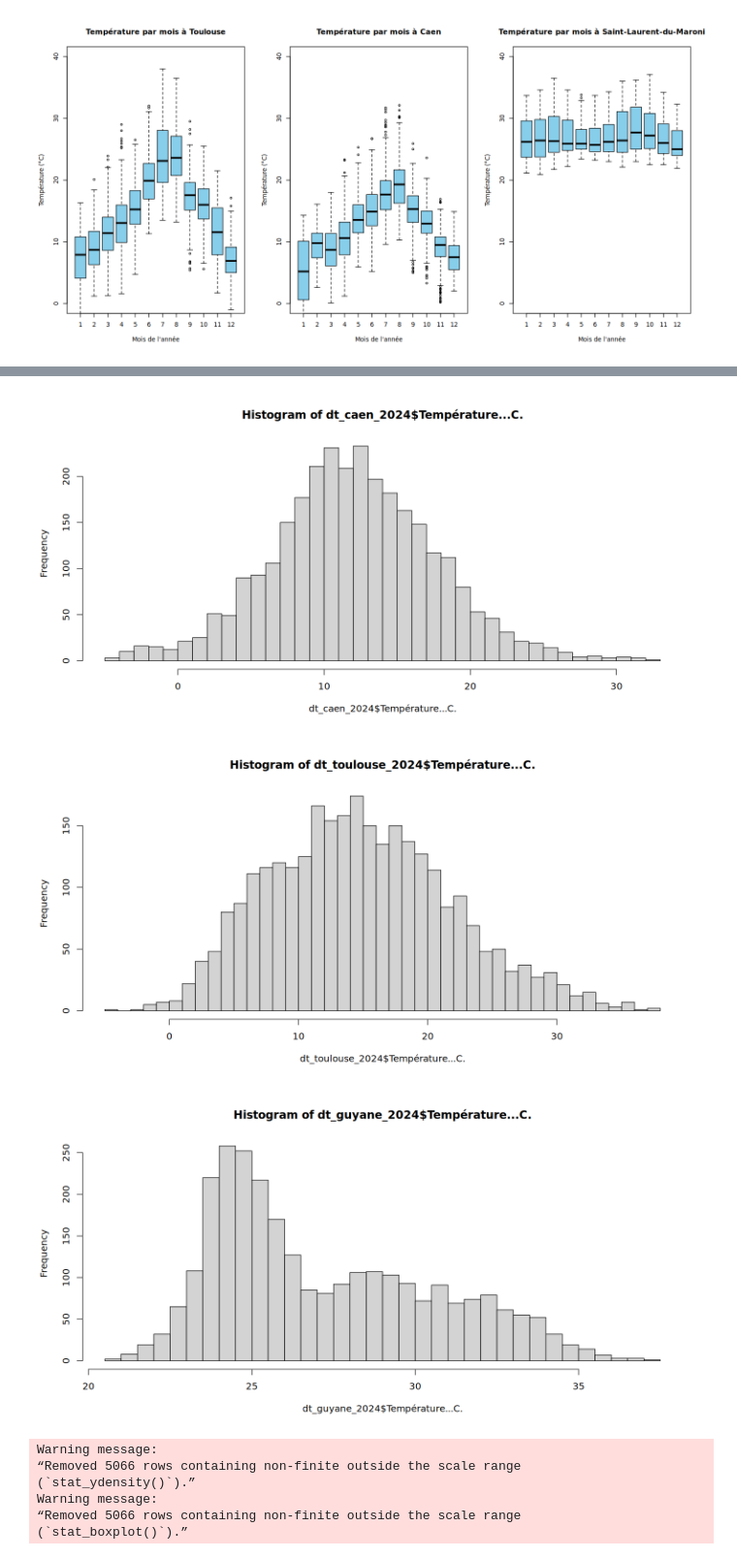
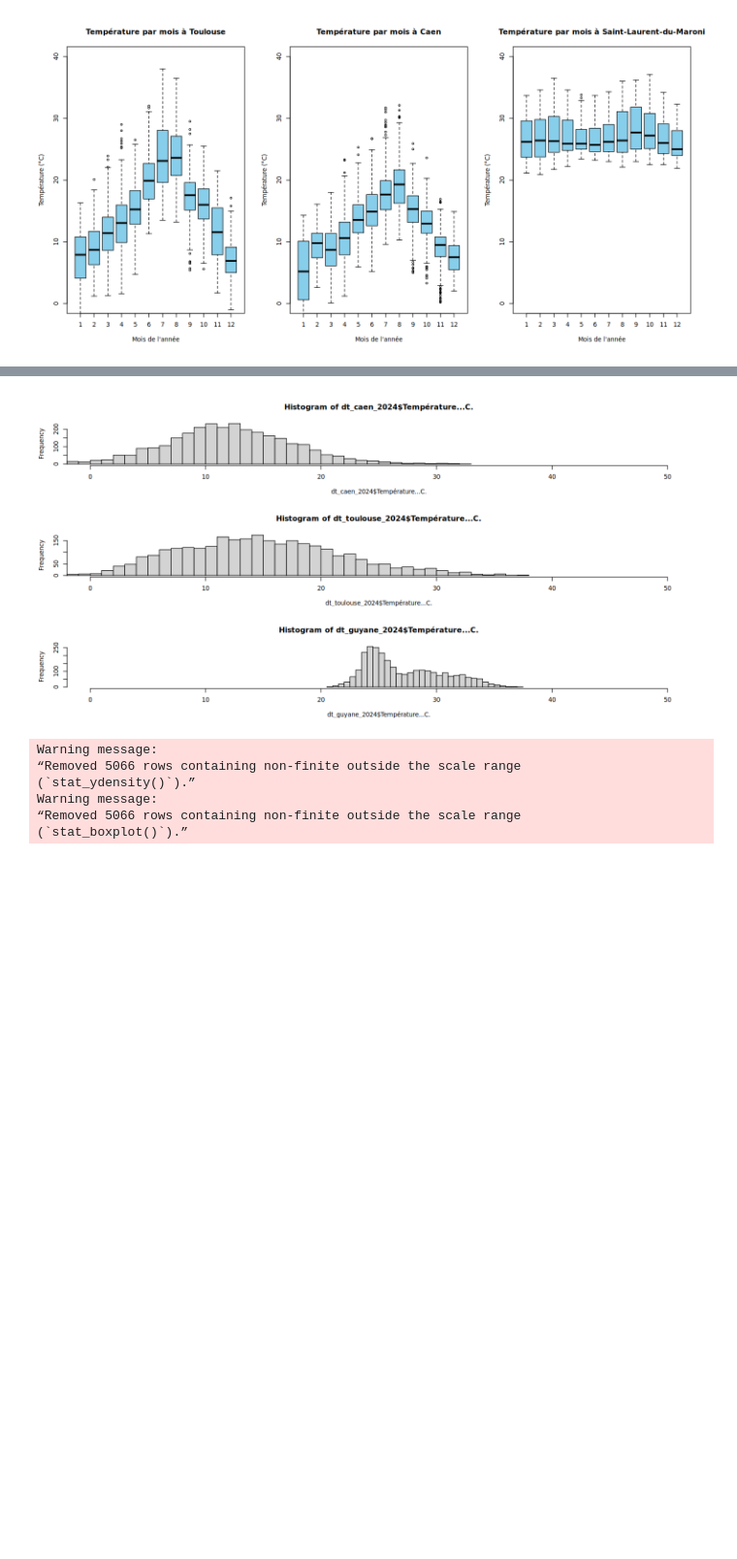
Before and after one commit to alextonon/BE_R, a Jupyter notebook: BE_final.ipynb, the cells around one changed output, grey strips where cells are left out. Shown at 97% size. Cells and saved outputs as stored; diff of their text form; code cells hidden in the pictures; blank space fills up the shorter version.

```diff
--- a/BE_final.ipynb
+++ b/BE_final.ipynb
@@ -314,14 +312,12 @@ On notera ici que la répartition des températures au sein d'un mois semble sui
 On notera en revanche qu'au sein d'un mois, l'étalement des données semble toujours à peu près le même (à part pour janvier à Caen).
 Pour ce qui est du cas de la Guyane, on note une nette différence dans cette distribution par rapport aux autres, avec une température mensuelle moyenne qui se conserve au cours de l'année. Le climat dans cette région n'est pas du tout comparable avec celui en France métropolitaine, ainsi, il conviendra peut-être d'enlever les données issues de départements d'Outre-Mer lors de certaines analyses pour davantage de cohérence (cf histogrammes suivants).
 # %%
-par(bg = "white")
-hist(dt_caen_2024$`Température...C.`, breaks = 50)
-hist(dt_toulouse_2024$`Température...C.`, breaks = 50)
-hist(dt_guyane_2024$`Température...C.`, breaks = 50)
+par(mfrow = c(3,1), bg = "white")
+hist(dt_caen_2024$`Température...C.`, xlim = c(0,50), breaks = 50)
+hist(dt_toulouse_2024$`Température...C.`, xlim = c(0,50), breaks = 50)
+hist(dt_guyane_2024$`Température...C.`, xlim = c(0,50), breaks = 50)
 # %% [output]
-[figure, old version]
+[figure, new version]
-[figure, removed]
-[figure, removed]
 # %%
 options(repr.plot.width = 16, repr.plot.height = 6)
 
```
Also changed, not shown: parts of 63 cells of this notebook.
